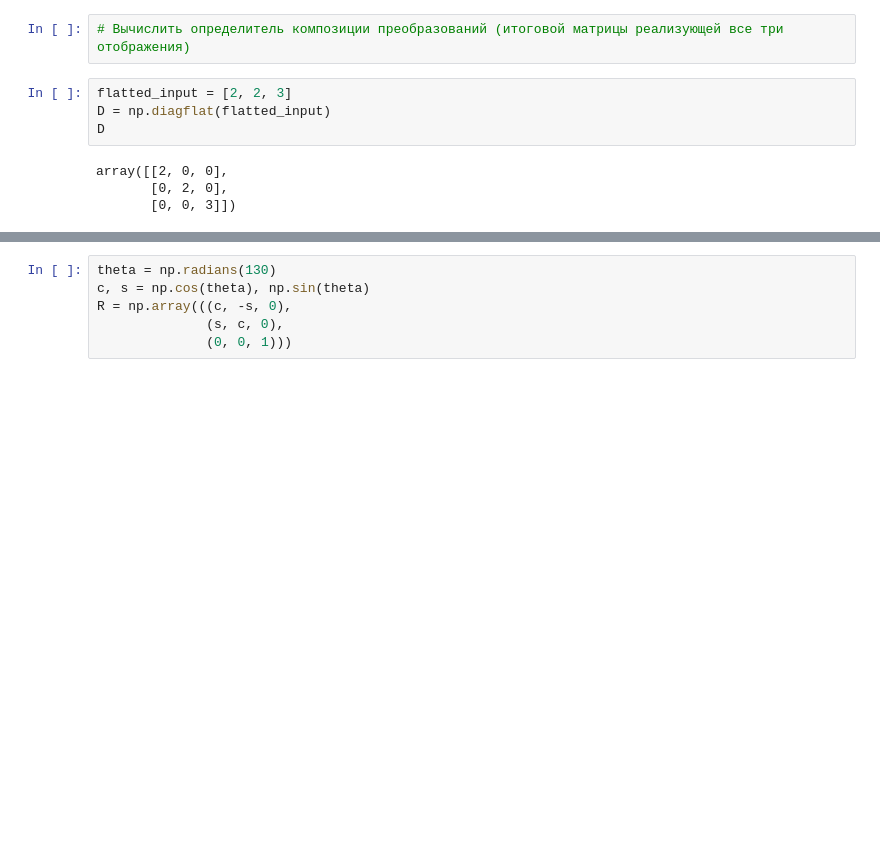
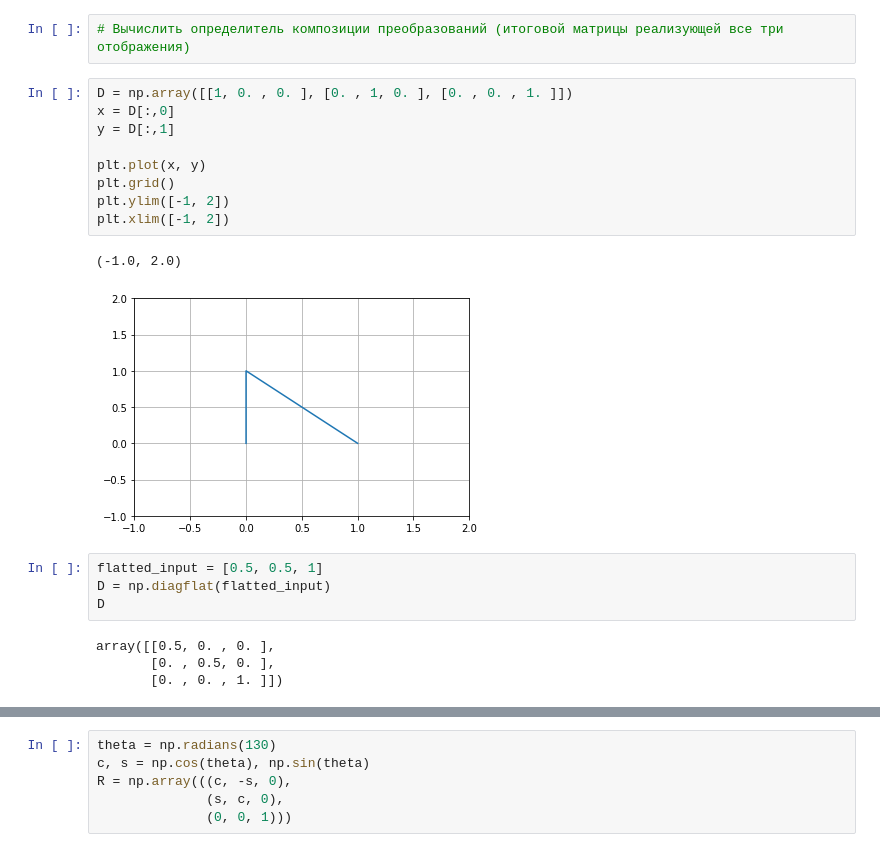
Before and after one commit to natkhosh/pyda_homeworks, a Jupyter notebook: 05_Maths_for_Data_Science/HW3_Advanced_Linear_Algebra.ipynb, the cells around one changed output, grey strips where cells are left out. Saved outputs shown, nothing was run; the diff lists cells and outputs as text; blank space fills up the shorter version.

```diff
--- a/05_Maths_for_Data_Science/HW3_Advanced_Linear_Algebra.ipynb
+++ b/05_Maths_for_Data_Science/HW3_Advanced_Linear_Algebra.ipynb
@@ -106,11 +106,23 @@ plt.xlim([-200, 200])
 [figure]
 # %%
 # Вычислить определитель композиции преобразований (итоговой матрицы реализующей все три отображения)
+# %%
+D = np.array([[1, 0. , 0. ], [0. , 1, 0. ], [0. , 0. , 1. ]])
+x = D[:,0]
+y = D[:,1]
+
+plt.plot(x, y)
+plt.grid()
+plt.ylim([-1, 2])
+plt.xlim([-1, 2])
+# %% [output]
+(-1.0, 2.0)
+[figure, added]
 # %%
-flatted_input = [2, 2, 3]
+flatted_input = [0.5, 0.5, 1]
 D = np.diagflat(flatted_input)
 D
 # %% [output]
-array([[2, 0, 0],
-       [0, 2, 0],
-       [0, 0, 3]])
+array([[0.5, 0. , 0. ],
+       [0. , 0.5, 0. ],
+       [0. , 0. , 1. ]])
```
Also changed, not shown: parts of 4 cells of this notebook.
